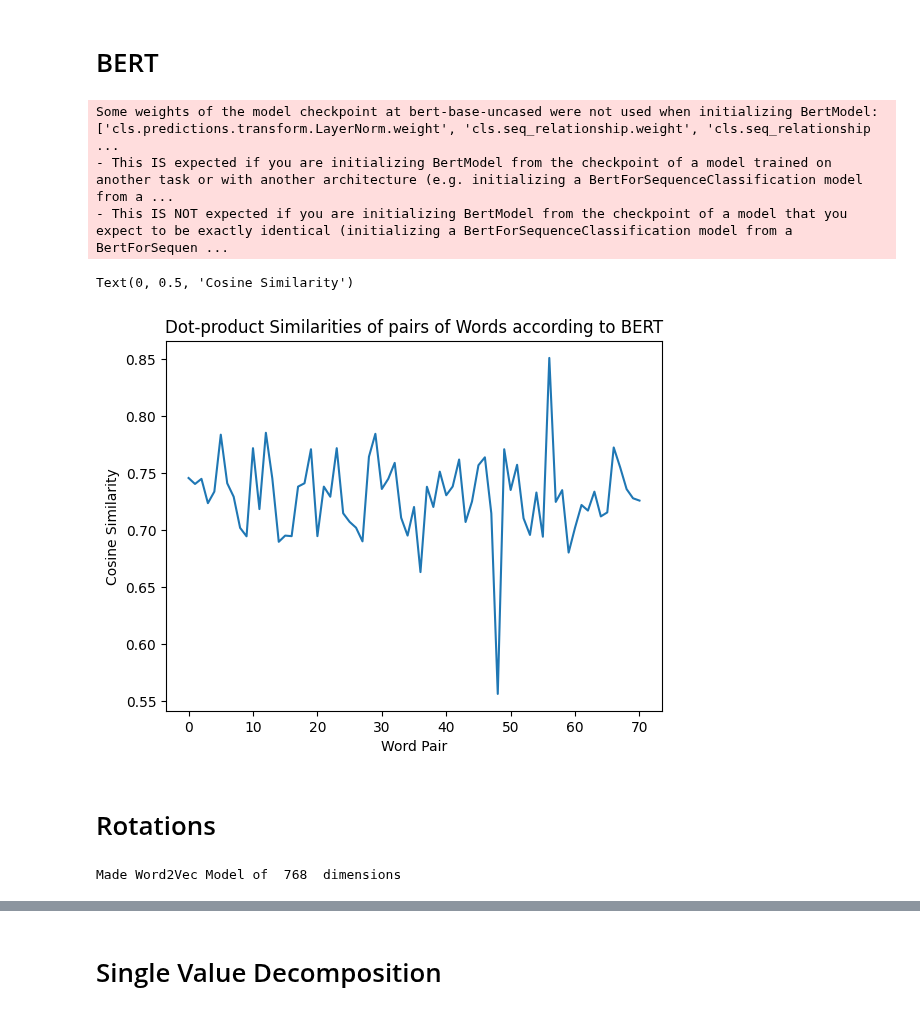
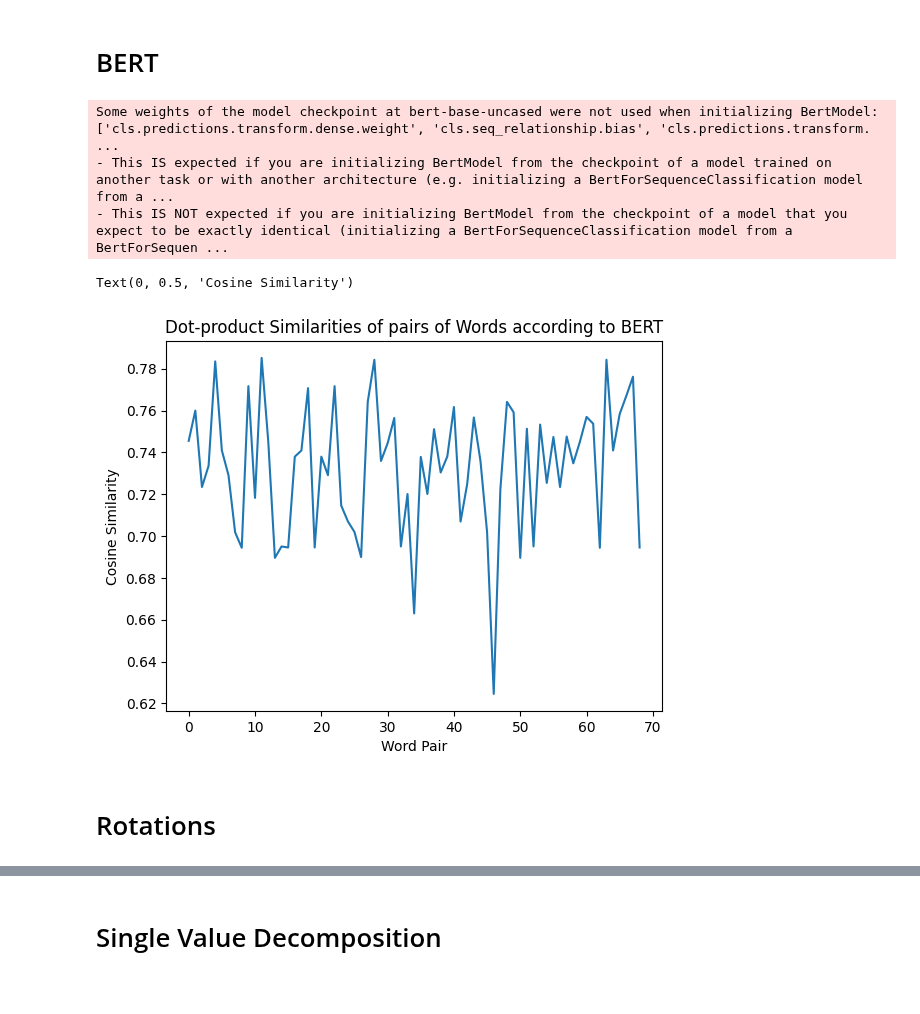
Before and after one commit to henry-dev-atkins/QNLP_MasterWork, a Jupyter notebook: ReadingWordData.ipynb, the cells around one changed output, grey strips where cells are left out. Saved outputs shown, nothing was run; the diff lists cells and outputs as text; code cells hidden in the pictures.

```diff
--- a/ReadingWordData.ipynb
+++ b/ReadingWordData.ipynb
@@ -334,9 +321,8 @@ class BertEncodingWords():
 		embeddings = self.GetEmbeddingsForBothWords(hidden)
 		return cosine(embeddings[1][0], embeddings[1][1])
 
-	def evaluateAllSentPairs(self):
+	def evaluateAllSentPairs(self, word_list):
 			res = []
-			word_list = GetWords()
 			for idx, word in enumerate(word_list):
 				if idx % 2 == 0:
 					try:
@@ -347,57 +333,42 @@ class BertEncodingWords():
 					continue
 			return res
 
-	def GetAllBERTVectors(self):
+	def GetAllBERTVectors(self, word_list):
 		res = []
-		word_list = GetWords()
 		for idx, word in enumerate(word_list):
-			try:
-				res.append(self.getWordVector(word))
-			except:
-				continue
+			res.append(self.getWordVector(word))
 		return res
 # %%
-sentences = brown.sents()
-bertWwords = BertEncodingWords(GetWords())
+bertWwords = BertEncodingWords(word_list)
 
-similarities = bertWwords.evaluateAllSentPairs()
+similarities = bertWwords.evaluateAllSentPairs(word_list)
 plt.plot(similarities)
 plt.title("Dot-product Similarities of pairs of Words according to BERT")
 plt.xlabel("Word Pair")
 plt.ylabel("Cosine Similarity")
 # %% [output]
-Some weights of the model checkpoint at bert-base-uncased were not used when initializing BertModel: ['cls.predictions.transform.LayerNorm.weight', 'cls.seq_relationship.weight', 'cls.seq_relationship ...
+Some weights of the model checkpoint at bert-base-uncased were not used when initializing BertModel: ['cls.predictions.transform.dense.weight', 'cls.seq_relationship.bias', 'cls.predictions.transform. ...
 - This IS expected if you are initializing BertModel from the checkpoint of a model trained on another task or with another architecture (e.g. initializing a BertForSequenceClassification model from a ...
 - This IS NOT expected if you are initializing BertModel from the checkpoint of a model that you expect to be exactly identical (initializing a BertForSequenceClassification model from a BertForSequen ...
 Text(0, 0.5, 'Cosine Similarity')
-[figure, old version]
+[figure, new version]
 # %% [markdown]
 # Rotations
 # %%
 def RotateWordVector(input_word_vector):
 	rotated_word_vector = []
-	for comaprison_word in words:
-		try:
-			if word == comaprison_word: continue
-			else:rotated_word_vector.append(1-cosine(input_word_vector, W2V.getvector(comaprison_word)))
-		except:
-			#rotated_word_vector.append(0)
-			continue
+	for comaprison_word in word_list:
+		rotated_word_vector.append(1-cosine(input_word_vector, W2V.getvector(comaprison_word)))
 	return rotated_word_vector
 
 W2V = W2VModel(768)
 rotated_words = dict()
-for word in words:
-	try:
-		rotated_word_vector = []
-		rotated_word_vector = RotateWordVector(W2V.getvector(word))
-		normalized_rotated_vector = np.array(rotated_word_vector)-np.array(rotated_word_vector).mean()
-		scaled_normalized_rotated_vector = np.interp(normalized_rotated_vector, (normalized_rotated_vector.min(), normalized_rotated_vector.max()), (-1, +1))
-		rotated_words.update({str(word): scaled_normalized_rotated_vector})
-	except:
-		continue
+for word in word_list:
+	rotated_word_vector = []
+	rotated_word_vector = RotateWordVector(W2V.getvector(word))
+	normalized_rotated_vector = np.array(rotated_word_vector)
+	scaled_normalized_rotated_vector = np.interp(normalized_rotated_vector, (normalized_rotated_vector.min(), normalized_rotated_vector.max()), (-1, +1))
+	rotated_words.update({str(word): scaled_normalized_rotated_vector})
-# %% [output]
-Made Word2Vec Model of  768  dimensions
 # %%
 word = 'board'
 comaprison_word = 'market'
```
Also changed, not shown: parts of 22 cells of this notebook.
